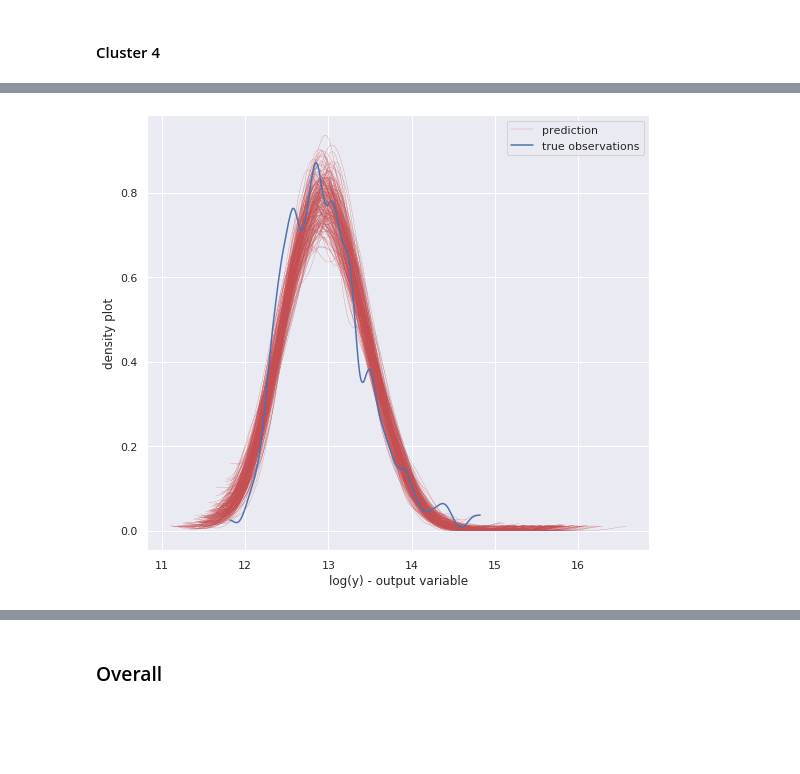
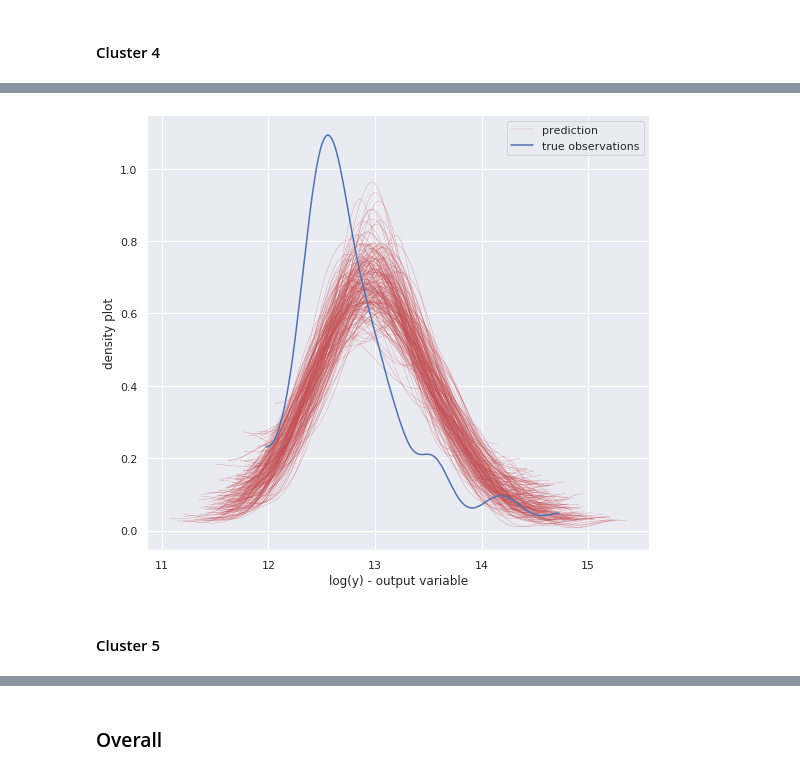
Before and after one commit to 9309888/ET5003-Group-2, a Jupyter notebook: ET5003_KaggleCompetition_JohnHayes_9309888.ipynb, the cells around one changed output, grey strips where cells are left out. Saved outputs shown, nothing was run; the diff lists cells and outputs as text; code cells hidden in the pictures; blank space fills up the shorter version.

Commit message:
Add files via upload
Updated training/testing split. Added file o/p for Kaggle. Minor updates on initial BNN.

```diff
--- a/ET5003_KaggleCompetition_JohnHayes_9309888.ipynb
+++ b/ET5003_KaggleCompetition_JohnHayes_9309888.ipynb
@@ -275,7 +275,7 @@ def train_cluster(x_train, x_test, y_train, clust_num):
     yscaler = StandardScaler().fit(ylog)
     yn = yscaler.transform(ylog)
 
-    return ylog, yscaler, Xn, yn, Xtestn, yscaler
+    return ylog, Xn, yn, Xtestn, yscaler
 
 
 #--------------------------------------------------------------------------------
@@ -1006,7 +1030,15 @@ df_subset_test.describe()
 # %%
 X_train, X_test, y_train, y_test = train_test_split(df_subset_train,
-                                                    df_price,#df_subset_test,
+                                                    df_price,
                                                     test_size=train_test_percent)
+
+Xs_train, Xs_test, ys_train, y_test = train_test_split(df_subset_train,
+                                                    df_price, #df_subset_test,
+                                                    test_size=train_test_percent)
+
+#Xs_train, Xs_test, ys_train, ys_test = train_test_split(df_subset_train,
+#                                                     df_price,
+#                                                     test_size=train_test_percent)
 
 print("X train shape:", X_train.shape)
 print("y train shape:", y_train.shape)
@@ -1017,8 +1049,8 @@ print(type(X_train))
 print(type(X_test))
 print(type(y_train))
 
-print(type(df_price))
-print(df_price.shape)
+#print(type(df_price))
+#print(df_price.shape)
 # %% [output]
 X train shape: (1040, 6)
 y train shape: (1040,)
@@ -1057,18 +1081,0 @@ X1_train, X1_test, y1_train, y1_test = train_test_split(df_subset_train,
-# %%
-# train set, input columns
-Xs_train = X_train.iloc[:,0:].values
-
-# train set, output column, cost
-ys_train = y_train.values.reshape(-1, 1)
-
-# test set, input columns
-Xs_test = X_test.iloc[:,0:].values
-
-ys_test = y1_test.iloc[:,0:].values
-
-print(Xs_train.shape)
-print(ys_train.shape)
-print(Xs_test.shape)
-print(y_test.shape)
-print(ys_test.shape)
-print(type(ys_test))
@@ -1093,15 +1093,16 @@ Xn_train = xscaler.transform(Xss_train)
 Xss_test = np.hstack([Xs_test, Xs_test[:,[2]]**2])
 Xn_test = xscaler.transform(Xss_test)
 
-#Xss_val = np.hstack([X_test, X_test[:,[2]]**2])
-#Xn_val = xscaler.transform(Xss_val)
+Xss_total_test = np.hstack([X_total_test, X_total_test[:,[2]]**2])
+Xn_total_test = xscaler.transform(Xss_total_test)
 
-ylog = np.log(ys_train.astype('float'))
+ylog = np.log(ys_train.astype('float').reshape(-1,1))
 yscaler = sc.fit(ylog)
 yn_train = yscaler.transform(ylog)
 
 print(X_train.shape)
 print(y_train.shape)
+print(X_test.shape)
 # %% [output]
 (1040, 6)
 (1040,)
@@ -1249,7 +1295,7 @@ Finished [100%]: Average Loss = 116.24
 # %% [markdown]
 #### Cluster 4
 # %%
-ylog4, yscaler, Xn4, yn4, Xtestn4, yscaler4 = train_cluster(Xn_train, Xn_test, ys_train, 4)
+ylog4, Xn4, yn4, Xtestn4, yscaler4 = train_cluster(Xn_train, Xn_total_test, ys_train.reshape(-1,1), 4)
 cl4_posterior, cl4_approximation = run_model(Xn4, yn4, num_iter, sample_size)
 cluster_sim(cl4_posterior, Xn4, ylog4, num_samples=num_of_clust_samples)
 # %% [output]
@@ -1258 +1304,3 @@ Finished [100%]: Average Loss = 555.55
-[figure, old version]
+[figure, new version]
+# %% [markdown]
+#### Cluster 5
```
Also changed, not shown: parts of 58 cells of this notebook.
